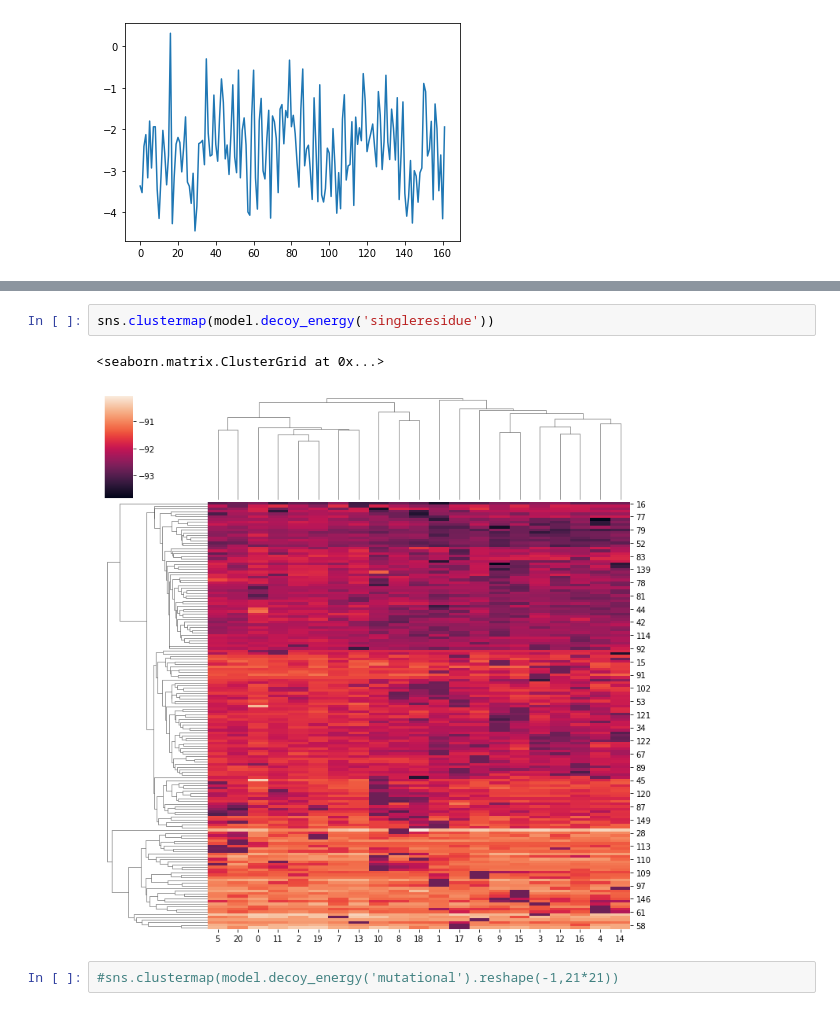
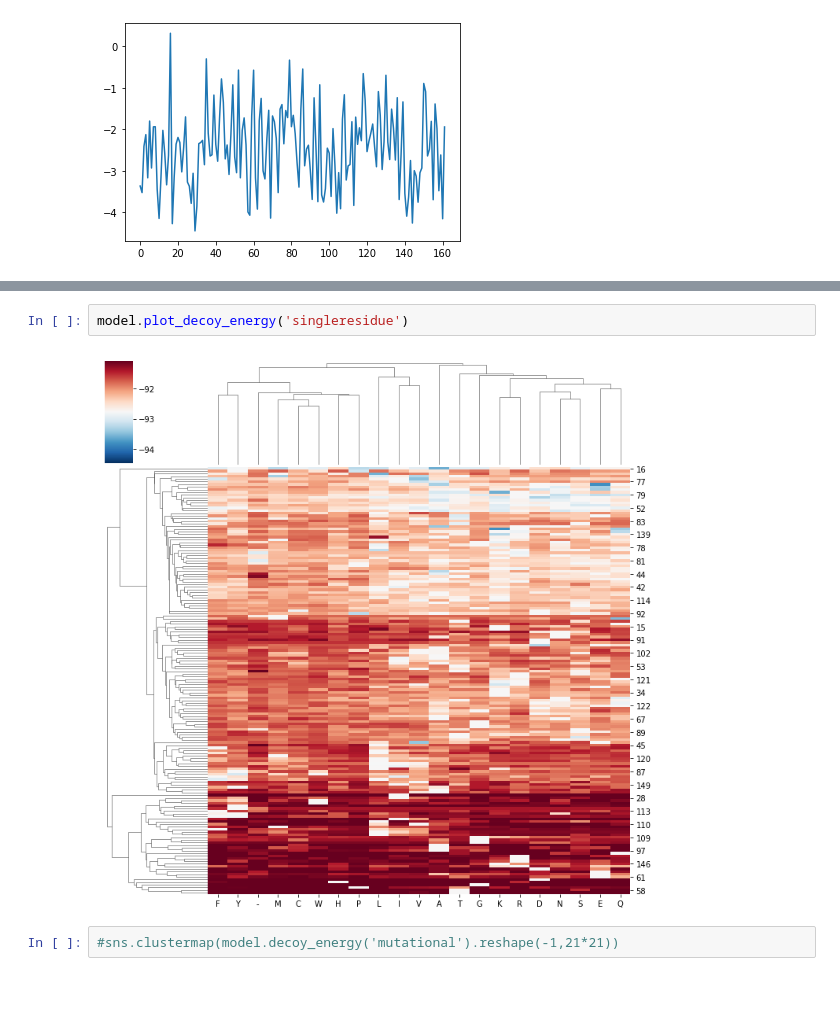
Before and after one commit to HanaJaafari/Frustratometer, a Jupyter notebook: examples/DCA_frustration_example.ipynb, the cells around one changed output, grey strips where cells are left out. Saved outputs shown, nothing was run; the diff lists cells and outputs as text.

```diff
--- a/examples/DCA_frustration_example.ipynb
+++ b/examples/DCA_frustration_example.ipynb
@@ -41,8 +46,7 @@ sns.heatmap(model.frustration('contact',correction=0.1))
 # %%
-sns.clustermap(model.decoy_energy('singleresidue'))
+model.plot_decoy_energy('singleresidue')
 # %% [output]
-<seaborn.matrix.ClusterGrid at 0x...>
-[figure, old version]
+[figure, new version]
 # %%
 #sns.clustermap(model.decoy_energy('mutational').reshape(-1,21*21))
 # %%
```
Also changed, not shown: parts of 6 cells of this notebook, 1 other file.
